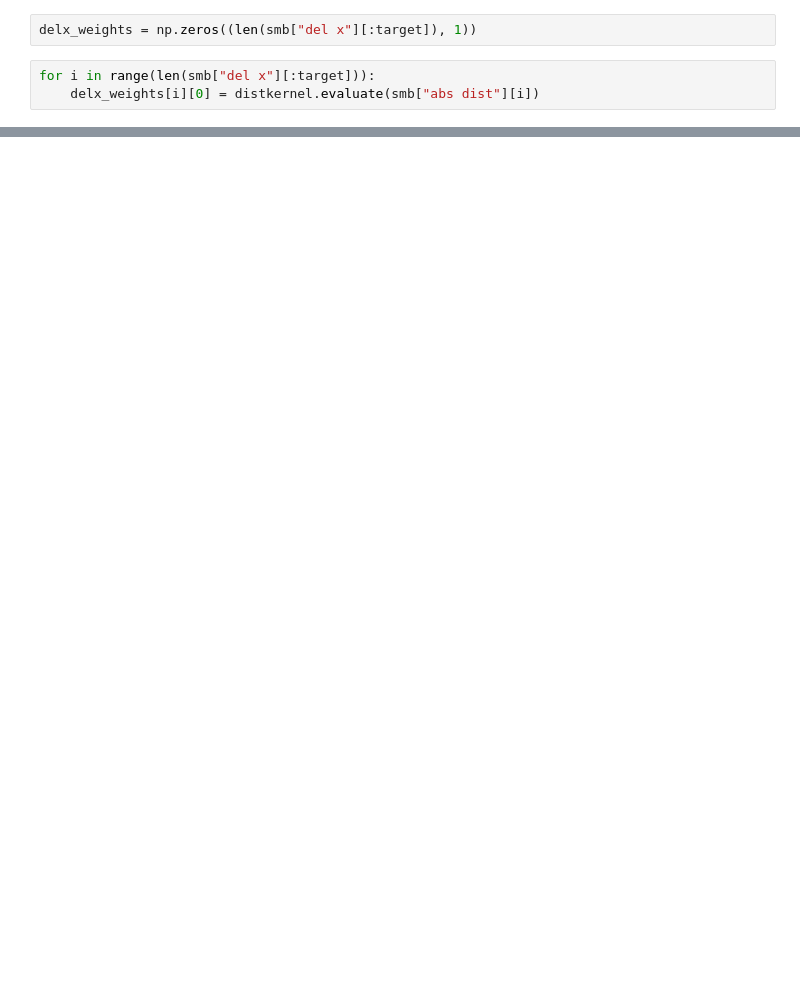
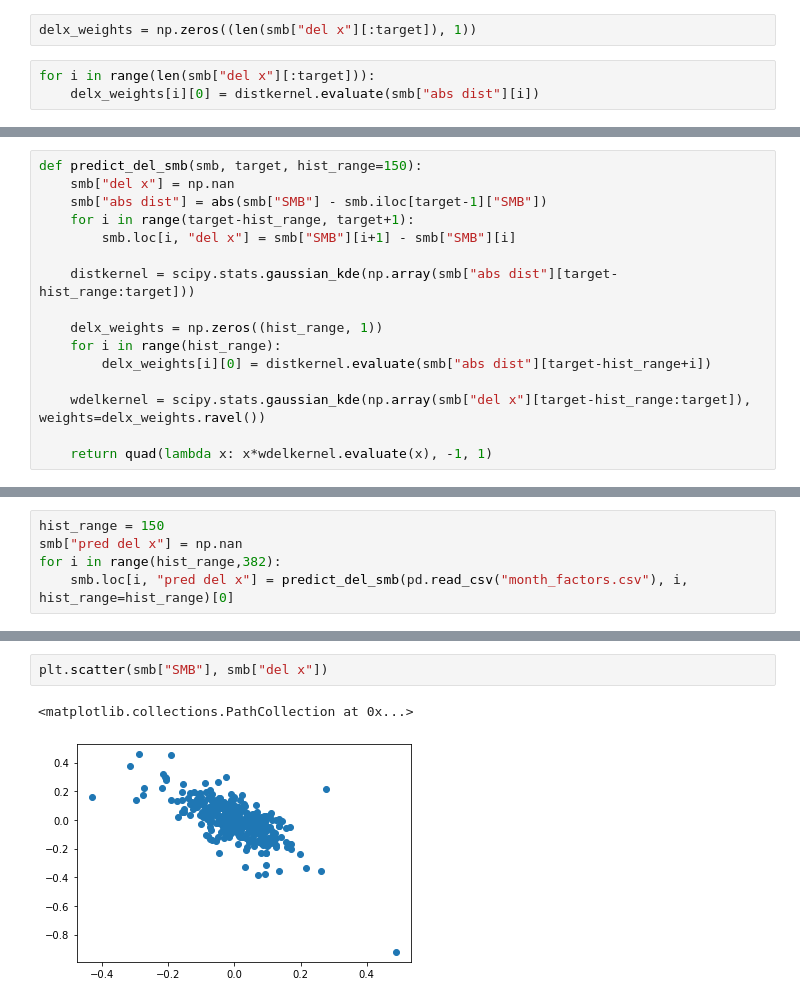
Before and after one commit to hasithv/algo-grind, a Jupyter notebook: factor change estimation.ipynb, the cells around one changed output, grey strips where cells are left out. Cells and saved outputs as stored; diff of their text form; blank space fills up the shorter version.

```diff
--- a/factor change estimation.ipynb
+++ b/factor change estimation.ipynb
@@ -65,0 +62,16 @@ def predict_delx(factors, range, end):
+# %%
+def predict_del_smb(smb, target, hist_range=150):
+    smb["del x"] = np.nan
+    smb["abs dist"] = abs(smb["SMB"] - smb.iloc[target-1]["SMB"])
+    for i in range(target-hist_range, target+1):
+        smb.loc[i, "del x"] = smb["SMB"][i+1] - smb["SMB"][i]
+
+    distkernel = scipy.stats.gaussian_kde(np.array(smb["abs dist"][target-hist_range:target]))
+
+    delx_weights = np.zeros((hist_range, 1))
+    for i in range(hist_range):
+        delx_weights[i][0] = distkernel.evaluate(smb["abs dist"][target-hist_range+i])
+
+    wdelkernel = scipy.stats.gaussian_kde(np.array(smb["del x"][target-hist_range:target]), weights=delx_weights.ravel())
+
+    return quad(lambda x: x*wdelkernel.evaluate(x), -1, 1)
@@ -65,0 +82,5 @@ def predict_delx(factors, range, end):
+# %%
+hist_range = 150
+smb["pred del x"] = np.nan
+for i in range(hist_range,382):
+    smb.loc[i, "pred del x"] = predict_del_smb(pd.read_csv("month_factors.csv"), i, hist_range=hist_range)[0]
@@ -65,0 +103,5 @@ def predict_delx(factors, range, end):
+# %%
+plt.scatter(smb["SMB"], smb["del x"])
+# %% [output]
+<matplotlib.collections.PathCollection at 0x...>
+[figure, added]
```
Also changed, not shown: parts of 8 cells of this notebook.
